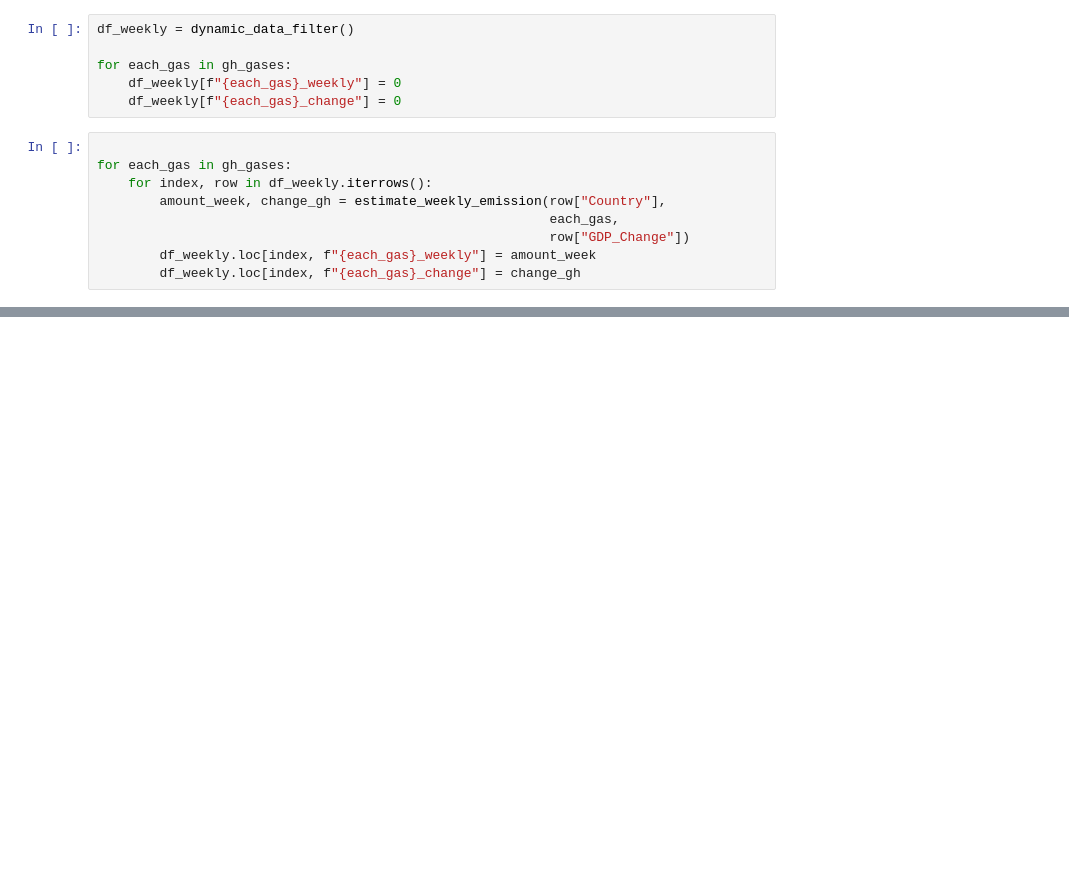
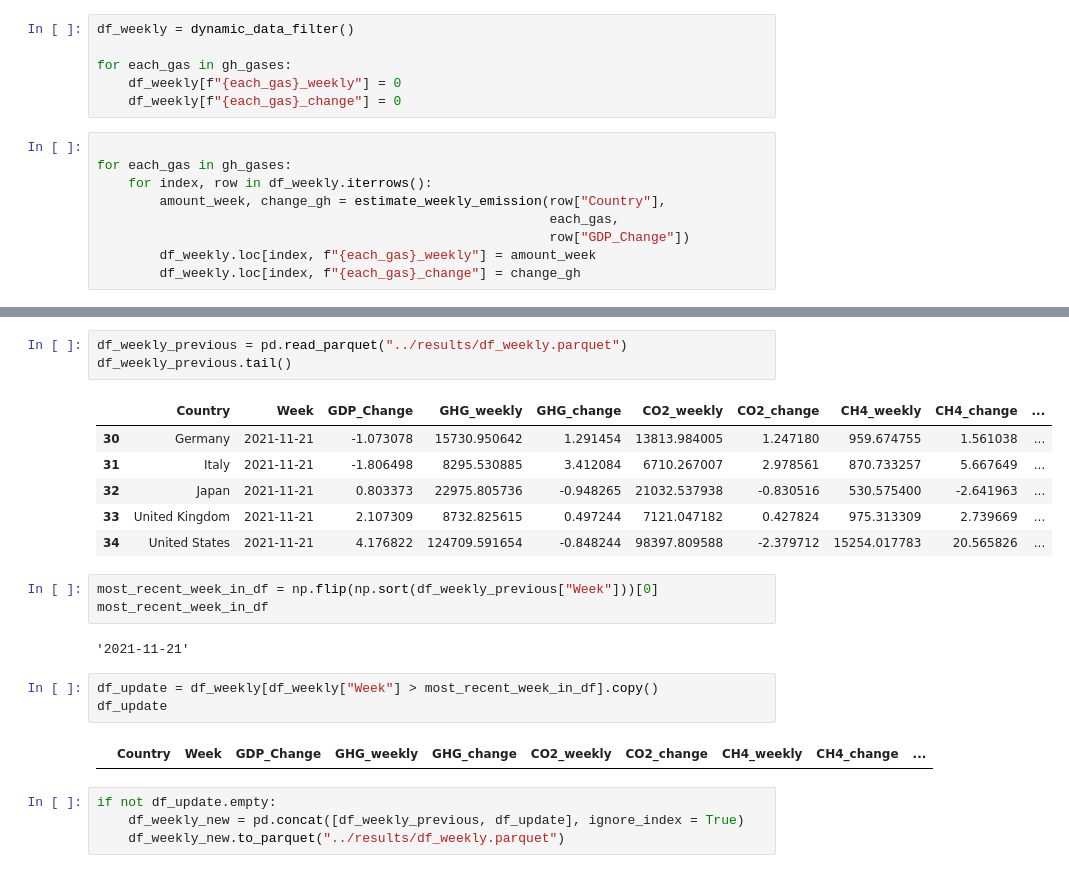
Before and after one commit to yeununchoo/GHGEmission, a Jupyter notebook: src/Dynamic Update.ipynb, the cells around one changed output, grey strips where cells are left out. Cells and saved outputs as stored; diff of their text form; blank space fills up the shorter version.

```diff
--- a/src/Dynamic Update.ipynb
+++ b/src/Dynamic Update.ipynb
@@ -232,0 +234,24 @@ fig04.show()
+# %%
+df_weekly_previous = pd.read_parquet("../results/df_weekly.parquet")
+df_weekly_previous.tail()
+# %% [output]
+|  | Country | Week | GDP_Change | GHG_weekly | GHG_change | CO2_weekly | CO2_change | CH4_weekly | CH4_change | ... |
+| 30 | Germany | 2021-11-21 | -1.073078 | 15730.950642 | 1.291454 | 13813.984005 | 1.247180 | 959.674755 | 1.561038 | ... |
+| 31 | Italy | 2021-11-21 | -1.806498 | 8295.530885 | 3.412084 | 6710.267007 | 2.978561 | 870.733257 | 5.667649 | ... |
+| 32 | Japan | 2021-11-21 | 0.803373 | 22975.805736 | -0.948265 | 21032.537938 | -0.830516 | 530.575400 | -2.641963 | ... |
+| 33 | United Kingdom | 2021-11-21 | 2.107309 | 8732.825615 | 0.497244 | 7121.047182 | 0.427824 | 975.313309 | 2.739669 | ... |
+| 34 | United States | 2021-11-21 | 4.176822 | 124709.591654 | -0.848244 | 98397.809588 | -2.379712 | 15254.017783 | 20.565826 | ... |
+# %%
+most_recent_week_in_df = np.flip(np.sort(df_weekly_previous["Week"]))[0]
+most_recent_week_in_df
+# %% [output]
+'2021-11-21'
+# %%
+df_update = df_weekly[df_weekly["Week"] > most_recent_week_in_df].copy()
+df_update
+# %% [output]
+|  | Country | Week | GDP_Change | GHG_weekly | GHG_change | CO2_weekly | CO2_change | CH4_weekly | CH4_change | ... |
+# %%
+if not df_update.empty:
+    df_weekly_new = pd.concat([df_weekly_previous, df_update], ignore_index = True)
+    df_weekly_new.to_parquet("../results/df_weekly.parquet")
```
Also changed, not shown: parts of 7 cells of this notebook, 3 other files.
